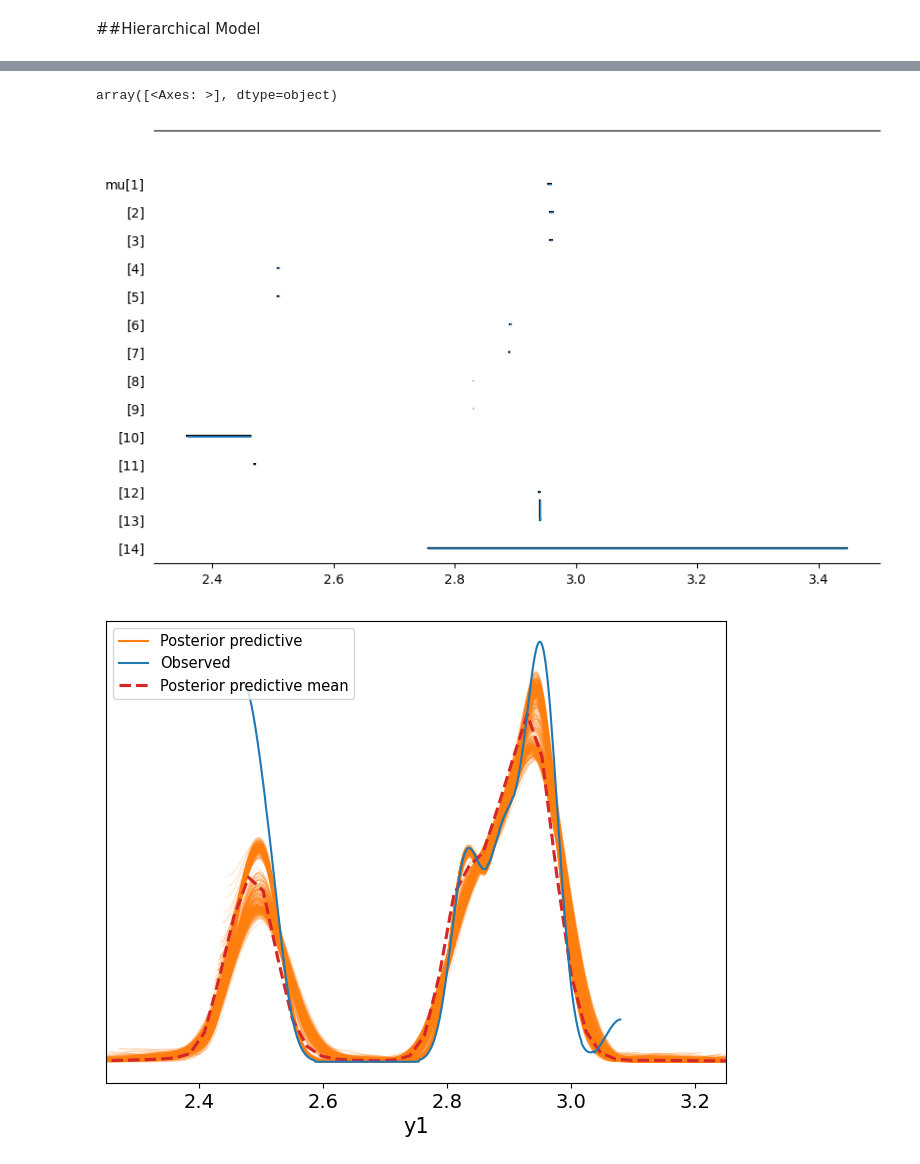
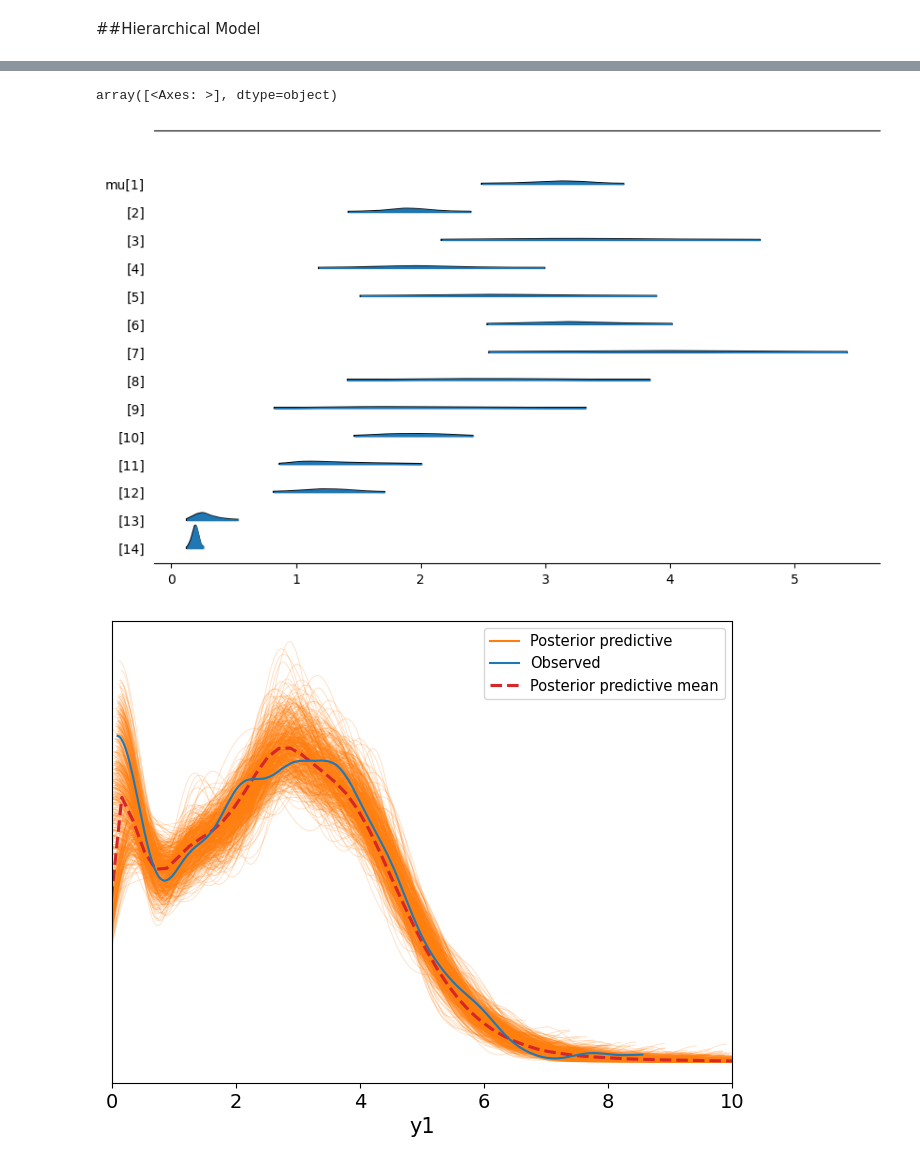
Before and after one commit to rylan-berry/DataScienceExercises2025-2026, a Jupyter notebook: RylaBerrU4Proj.ipynb, the cells around one changed output, grey strips where cells are left out. Drawn from its saved outputs; the diff is of its cells as text; code cells hidden in the pictures.

```diff
--- a/RylaBerrU4Proj.ipynb
+++ b/RylaBerrU4Proj.ipynb
@@ -201,7 +202,7 @@ with pm.Model(coords = ep_coords) as viewer_model_NH:
                        sigma = sigma[szn_idx],
                        a = a[szn_idx],
                        b = b[szn_idx],
-                       observed = episode_data['U.S. viewers (millions)'][szn_idx])
+                       observed = episode_data['U.S. viewers (millions)'])
 
   sample_data_NH = pm.sample()
 # %%
@@ -259,7 +260,7 @@ with pm.Model(coords = ep_coords) as viewer_model_H:
                        sigma = sigma[szn_idx],
                        a = a[szn_idx],
                        b = b[szn_idx],
-                       observed = episode_data['U.S. viewers (millions)'][szn_idx])
+                       observed = episode_data['U.S. viewers (millions)'])
 
   sample_data_H = pm.sample()
 # %%
@@ -293,14 +294,14 @@ Data variables:
 az.plot_forest(sample_data_NH, var_names=['mu'], combined=True, figsize=(10, 6), kind = 'ridgeplot', hdi_prob=0.98)
 # %% [output]
 array([<Axes: >], dtype=object)
-[figure, old version]
+[figure, new version]
 # %%
 pm.sample_posterior_predictive(sample_data_H, model=viewer_model_NH, extend_inferencedata=True)
 # %%
 #Used Gemini to generate the ability to make a limit on the x axis
 fig, ax = plt.subplots(figsize=(8, 6))
 az.plot_ppc(sample_data_H, num_pp_samples=500, ax=ax, colors=["C1", "C0", "C3"])
-ax.set_xlim(2.25, 3.25)
+ax.set_xlim(0, 10)
 plt.show()
 # %% [output]
-[figure, old version]
+[figure, new version]
```
Also changed, not shown: parts of 9 cells of this notebook.
